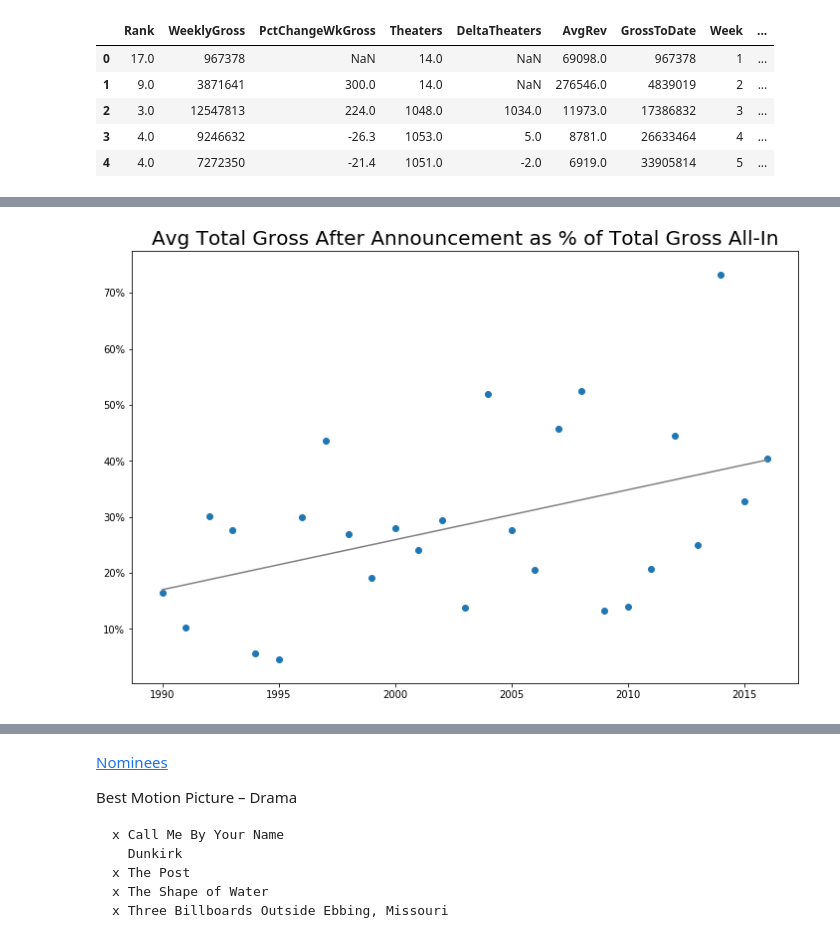
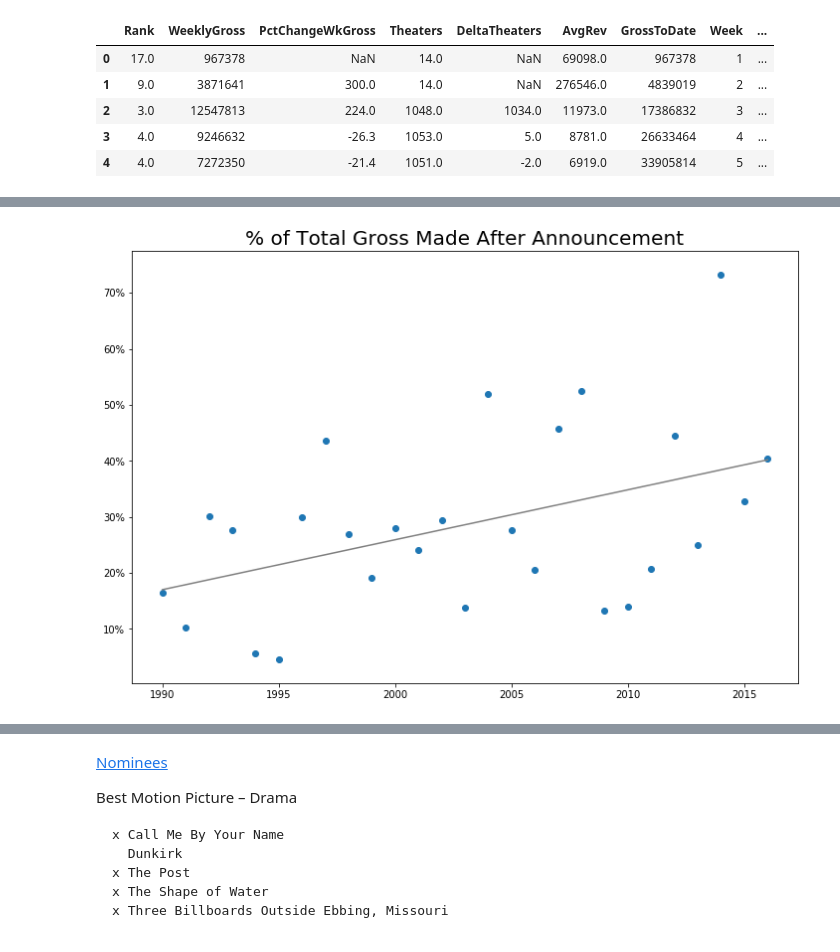
Before and after one commit to NapsterInBlue/Academy-Awards, a Jupyter notebook: Best Picture Nominees.ipynb, the cells around one changed output, grey strips where cells are left out. Saved outputs shown, nothing was run; the diff lists cells and outputs as text; code cells hidden in the pictures.

```diff
--- a/Best Picture Nominees.ipynb
+++ b/Best Picture Nominees.ipynb
@@ -507,14 +556,14 @@ Text(0.5,1,'Avg Total Gross After Announcement as % of Total Gross All-In')
 # %%
 X = stackdata.index
 X_float = np.asarray(X, np.float64)
 y = stackdata[True]
 a, b = np.polyfit(X_float, y, 1)
 yfit = [b + a * xi for xi in X_float]
 
 fig, ax = plt.subplots(figsize=(12, 8))
 ax.scatter(X, y)
 ax.plot(X, yfit, color='gray')
-ax.set_title('Avg Total Gross After Announcement as % of Total Gross All-In', size=20)
+ax.set_title('% of Total Gross Made After Announcement', size=20)
 _ = ax.set_yticklabels(['{:.0f}%'.format(x*100) for x in ax.get_yticks()])
 # %% [output]
-[figure, old version]
+[figure, new version]
```
Also changed, not shown: parts of 12 cells of this notebook, 37 other files.
